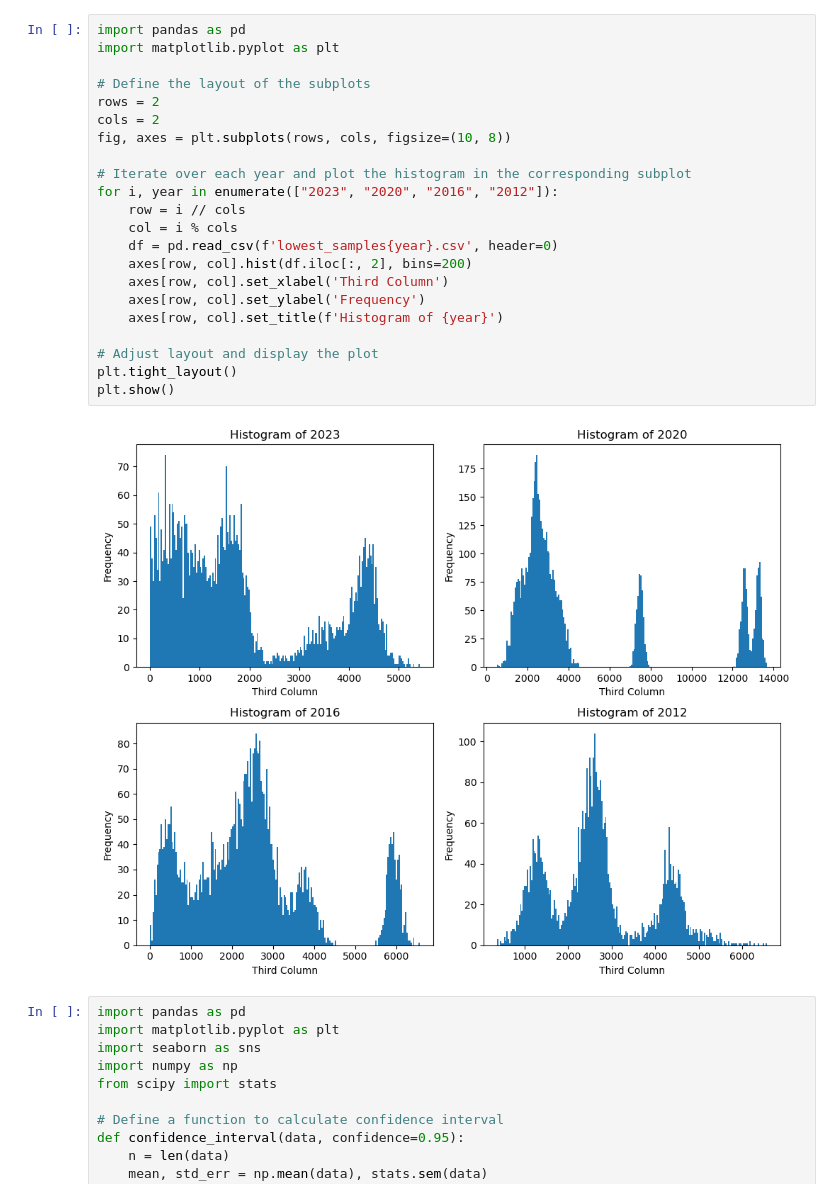
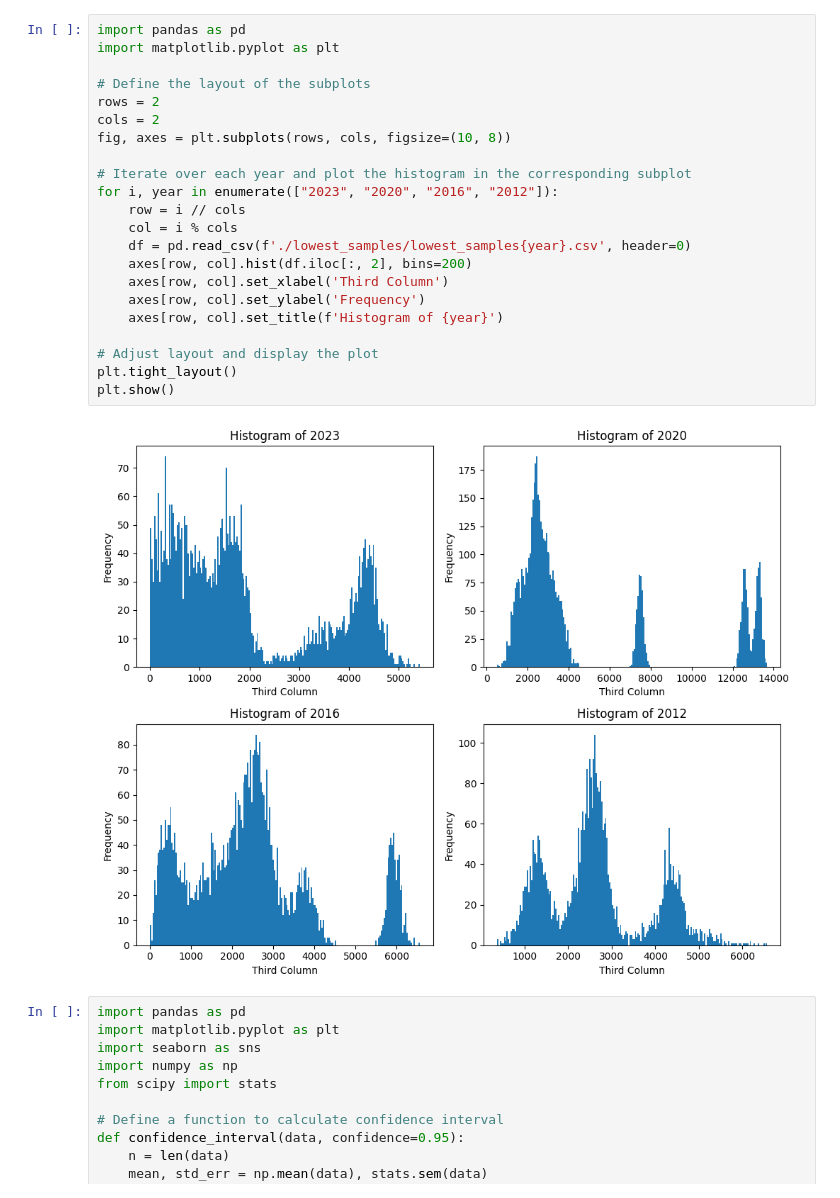
Before and after one commit to JnKamas/bc-praca, a Jupyter notebook: first_ch.ipynb, the cells around one changed output. Drawn from its saved outputs; the diff is of its cells as text.

```diff
--- a/first_ch.ipynb
+++ b/first_ch.ipynb
@@ -1,27 +1,27 @@
 # %%
 import pandas as pd
 import matplotlib.pyplot as plt
 
 # Define the layout of the subplots
 rows = 2
 cols = 2
 fig, axes = plt.subplots(rows, cols, figsize=(10, 8))
 
 # Iterate over each year and plot the histogram in the corresponding subplot
 for i, year in enumerate(["2023", "2020", "2016", "2012"]):
     row = i // cols
     col = i % cols
-    df = pd.read_csv(f'lowest_samples{year}.csv', header=0)
+    df = pd.read_csv(f'./lowest_samples/lowest_samples{year}.csv', header=0)
     axes[row, col].hist(df.iloc[:, 2], bins=200)
     axes[row, col].set_xlabel('Third Column')
     axes[row, col].set_ylabel('Frequency')
     axes[row, col].set_title(f'Histogram of {year}')
 
 # Adjust layout and display the plot
 plt.tight_layout()
 plt.show()
 # %% [output]
-[figure, old version]
+[figure, new version]
 # %%
 import pandas as pd
 import matplotlib.pyplot as plt
```
Also changed, not shown: 1 other file.
